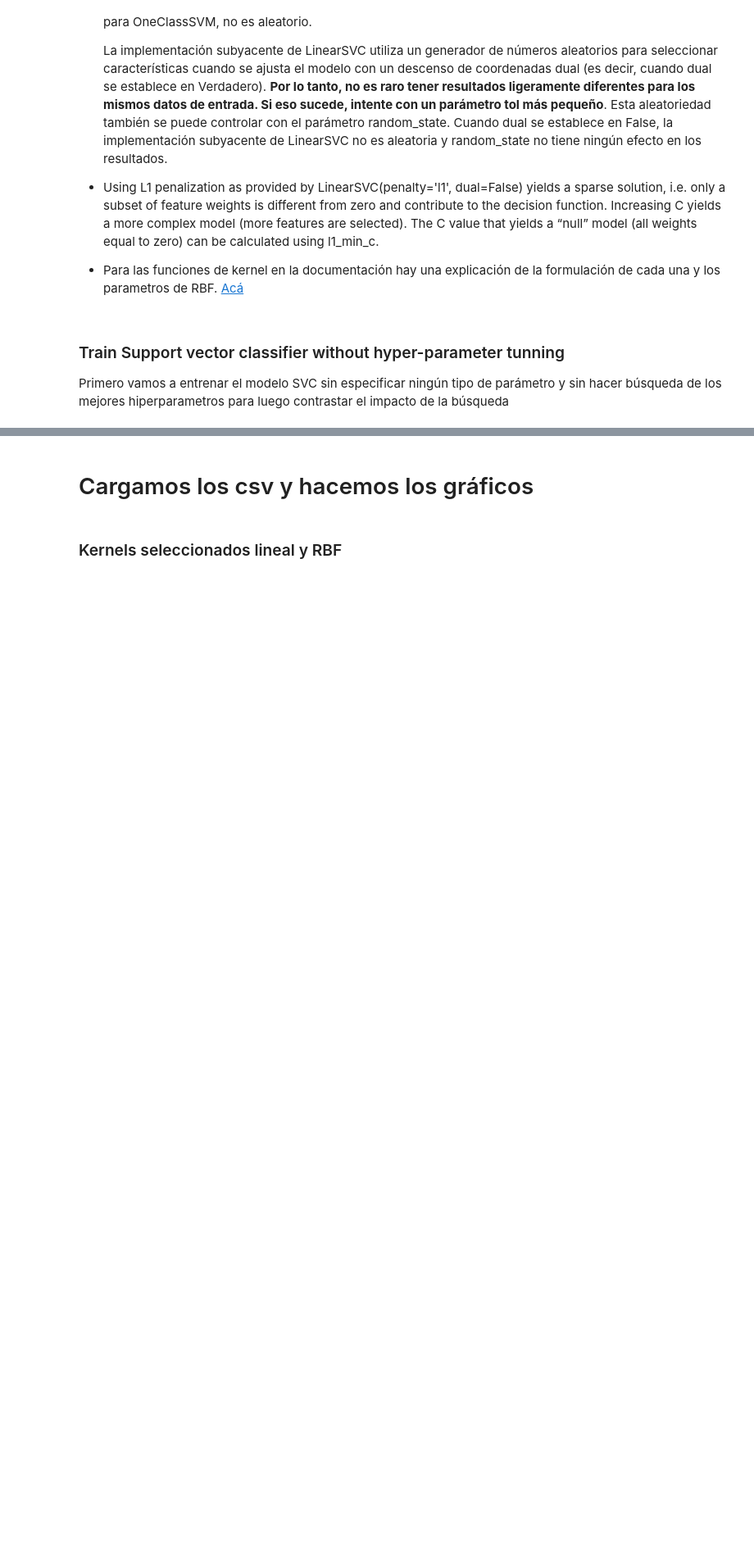
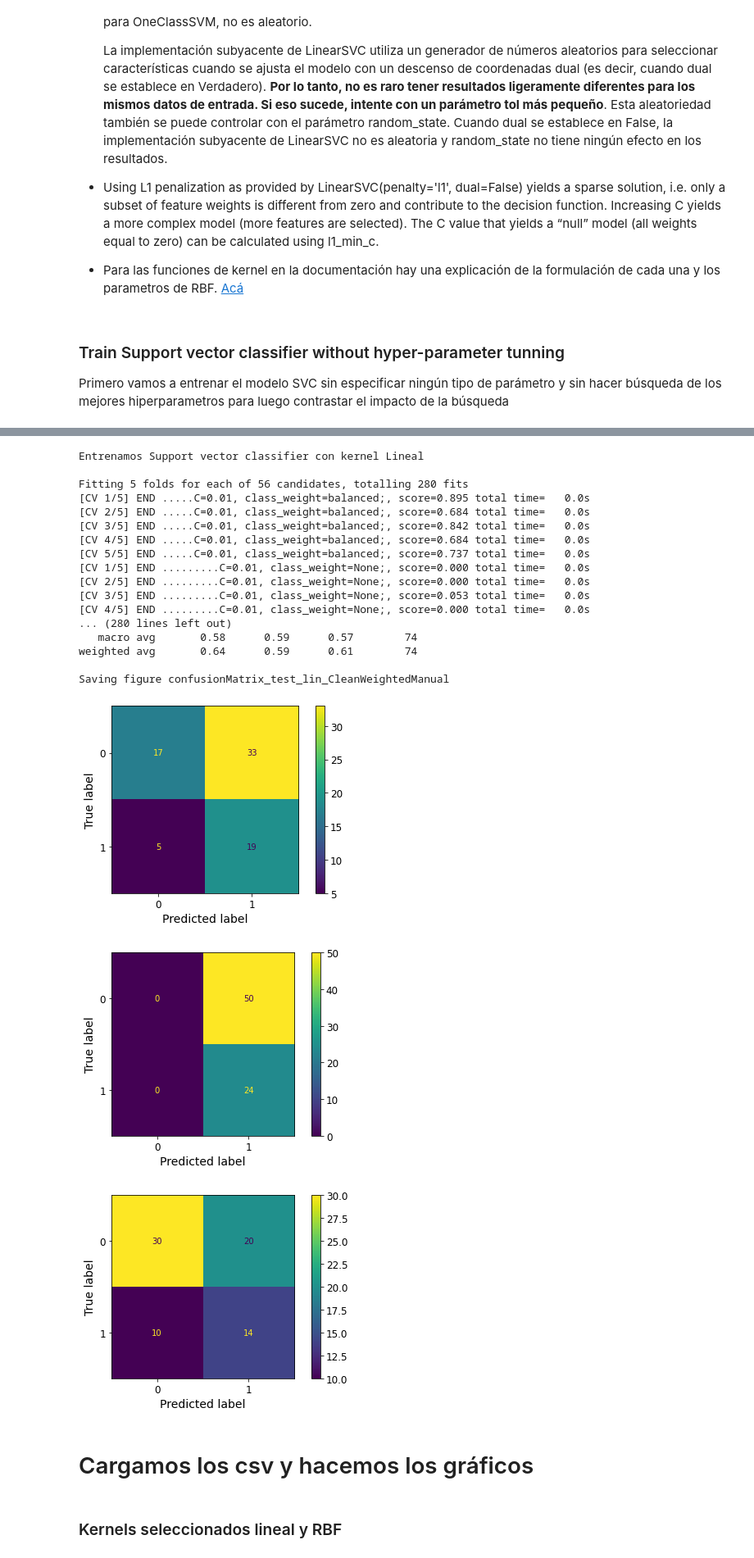
Before and after one commit to eveolsza/TP3--Support-Vector-Machines_Decision-Trees, a Jupyter notebook: TP3.ipynb, the cells around one changed output, grey strips where cells are left out. Shown at 82% size. Drawn from its saved outputs; the diff is of its cells as text; code cells hidden in the pictures; blank space fills up the shorter version.

```diff
--- a/TP3.ipynb
+++ b/TP3.ipynb
@@ -439,0 +424,3 @@ rbf_withoutFH, sig_withoutFH, lin_withoutFH = trainModels(saheart, saheart.chd,
+# %%
+rbf_CleanWeighted, sig_CleanWeighted, lin_CleanWeighted = trainModels(saheart, "CleanWeightedManual")
+# %% [output]
@@ -440,3 +444,23 @@ rbf_withoutFH, sig_withoutFH, lin_withoutFH = trainModels(saheart, saheart.chd,
+Entrenamos Support vector classifier con kernel Lineal
+
+Fitting 5 folds for each of 56 candidates, totalling 280 fits
+[CV 1/5] END .....C=0.01, class_weight=balanced;, score=0.895 total time=   0.0s
+[CV 2/5] END .....C=0.01, class_weight=balanced;, score=0.684 total time=   0.0s
+[CV 3/5] END .....C=0.01, class_weight=balanced;, score=0.842 total time=   0.0s
+[CV 4/5] END .....C=0.01, class_weight=balanced;, score=0.684 total time=   0.0s
+[CV 5/5] END .....C=0.01, class_weight=balanced;, score=0.737 total time=   0.0s
+[CV 1/5] END .........C=0.01, class_weight=None;, score=0.000 total time=   0.0s
+[CV 2/5] END .........C=0.01, class_weight=None;, score=0.000 total time=   0.0s
+[CV 3/5] END .........C=0.01, class_weight=None;, score=0.053 total time=   0.0s
+[CV 4/5] END .........C=0.01, class_weight=None;, score=0.000 total time=   0.0s
+... (280 lines left out)
+   macro avg       0.58      0.59      0.57        74
+weighted avg       0.64      0.59      0.61        74
+
+Saving figure confusionMatrix_test_lin_CleanWeightedManual
+[figure, added]
+[figure, added]
+[figure, added]
 # %% [markdown]
 # Cargamos los csv y hacemos los gráficos
 # %%
```
Also changed, not shown: parts of 86 cells of this notebook, 57 other files.
